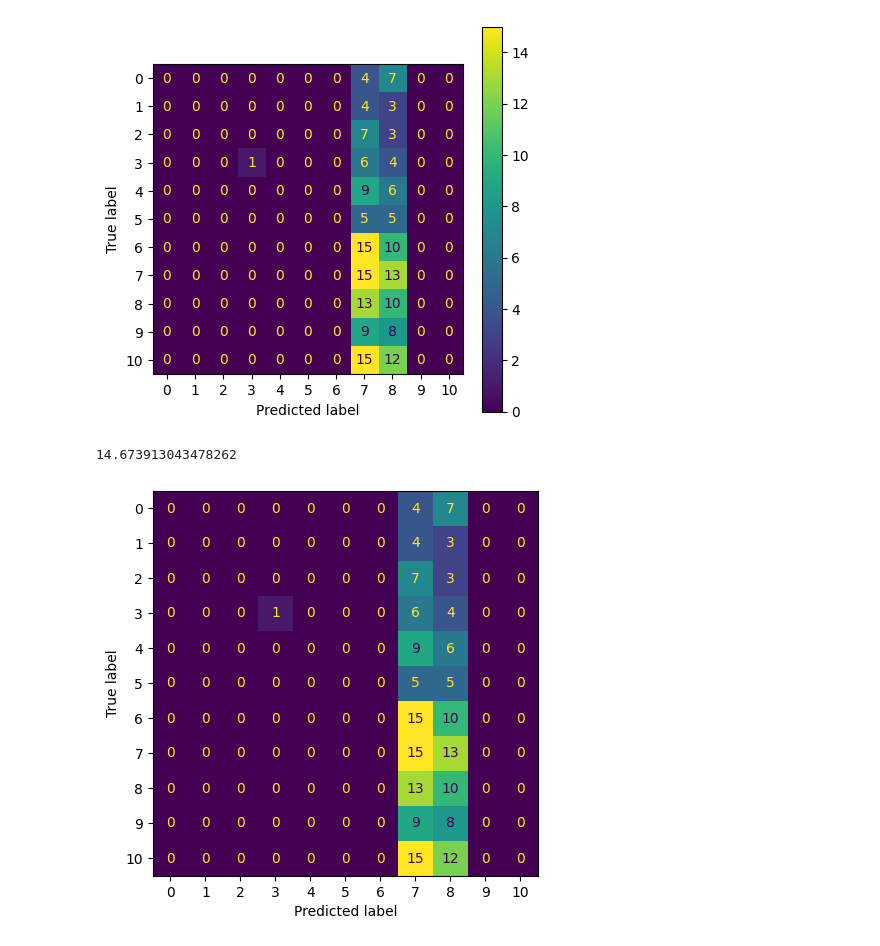
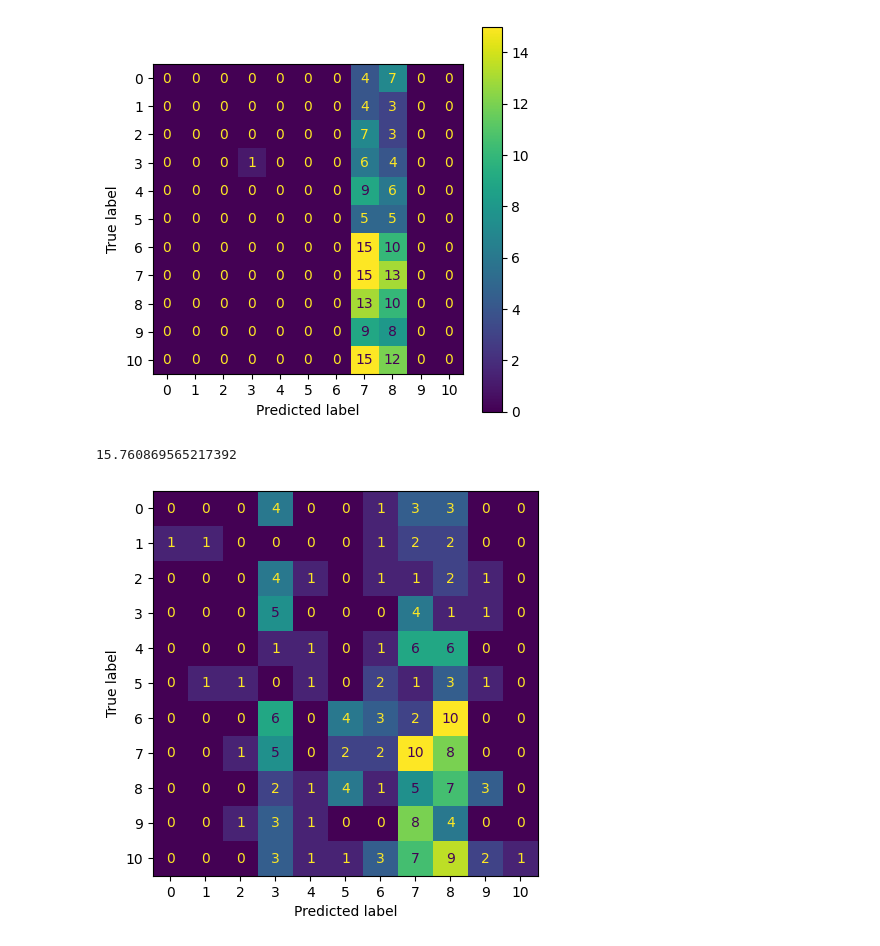
Before and after one commit to mahvashmaghrabi/CS6140_Project2, a Jupyter notebook: Part1.ipynb, the cells around one changed output. Drawn from its saved outputs; the diff is of its cells as text; code cells hidden in the pictures.

```diff
--- a/Part1.ipynb
+++ b/Part1.ipynb
@@ -98,16 +98,17 @@ def knn(k, X_train, Y_train, X_test):
         result.append(predicted_y)
     return result
 # %%
-y = knn(200, X_train, Y_train, X_test)
+y = knn(15, X_train, Y_train, X_test)
 print(get_accuracy(y, Y_test))
+
 from sklearn.metrics import confusion_matrix, ConfusionMatrixDisplay
 confusion_matrix(Y_test, y)
 
 fig, ax = plt.subplots(figsize=(5, 5))
 ConfusionMatrixDisplay.from_predictions(
     Y_test, y, ax=ax, colorbar=False
 )
 plt.show()
 # %% [output]
-14.673913043478262
+15.760869565217392
-[figure, old version]
+[figure, new version]
```
Also changed, not shown: 1 other file.
